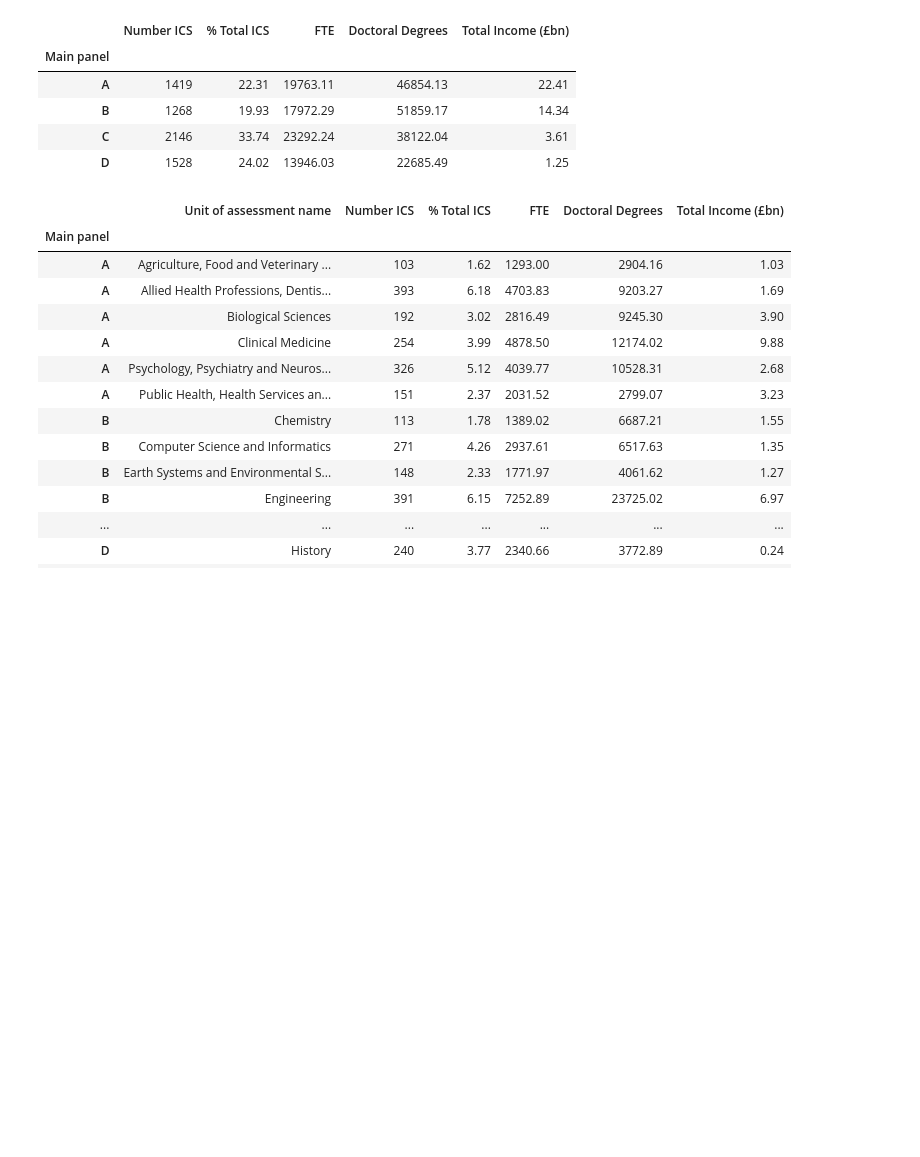
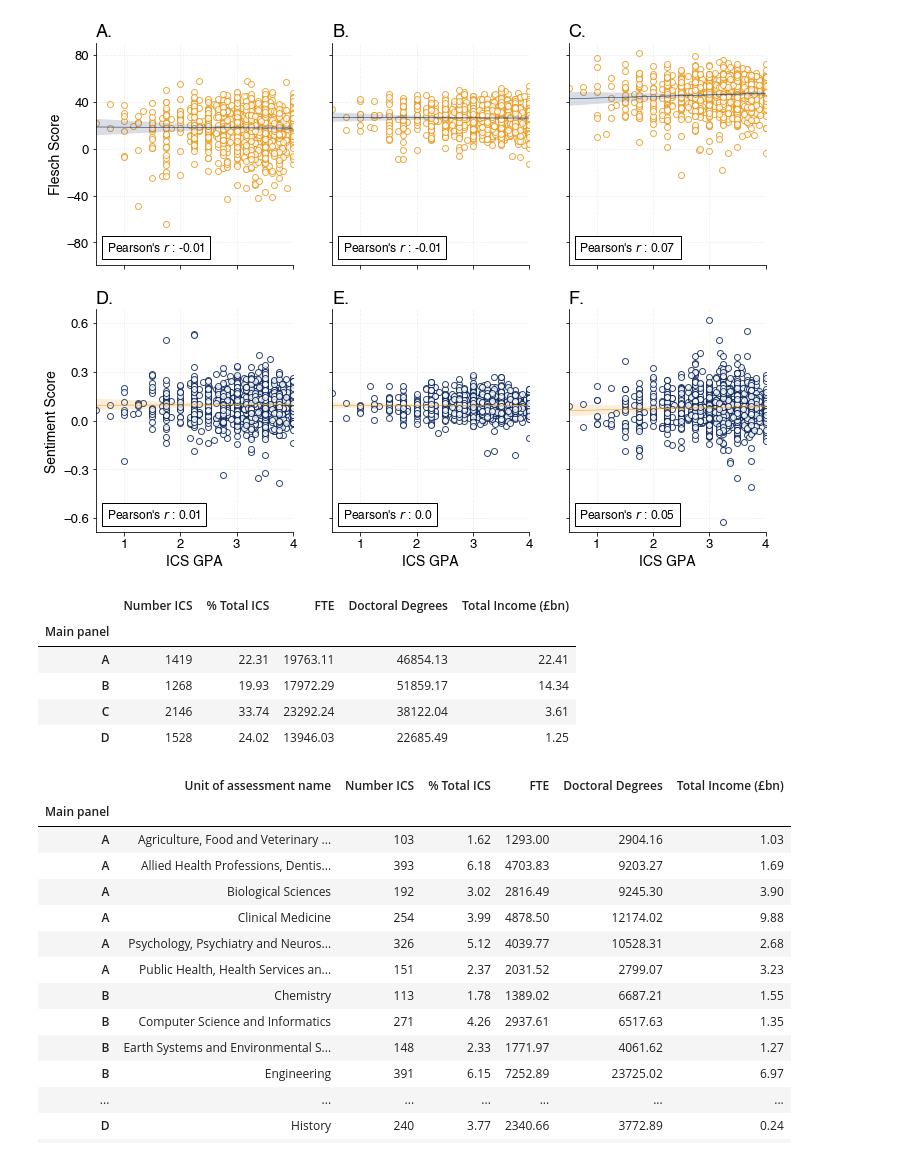
Before and after one commit to OxfordDemSci/ICS_Analysis, a Jupyter notebook: src/analysis/Analysis_Notebook.ipynb, the cells around one changed output. Saved outputs shown, nothing was run; the diff lists cells and outputs as text; code cells hidden in the pictures; blank space fills up the shorter version.

Commit message:
Push of score_read_vs_gpa and impacttype_vs_uoa.

```diff
--- a/src/analysis/Analysis_Notebook.ipynb
+++ b/src/analysis/Analysis_Notebook.ipynb
@@ -26,3 +29,7 @@ uniq = df.drop_duplicates(subset=['Institution name', 'Unit of assessment number
+# %%
+score_read_vs_gpa(merge_path, figure_path)
+# %% [output]
+[figure, added]
 # %%
 grp_by = ['Main panel']
 grouper(df, uniq, grp_by, table_path, 'Panel_groupby.csv').set_index('Main panel')
```
Also changed, not shown: parts of 2 cells of this notebook, 14 other files.
